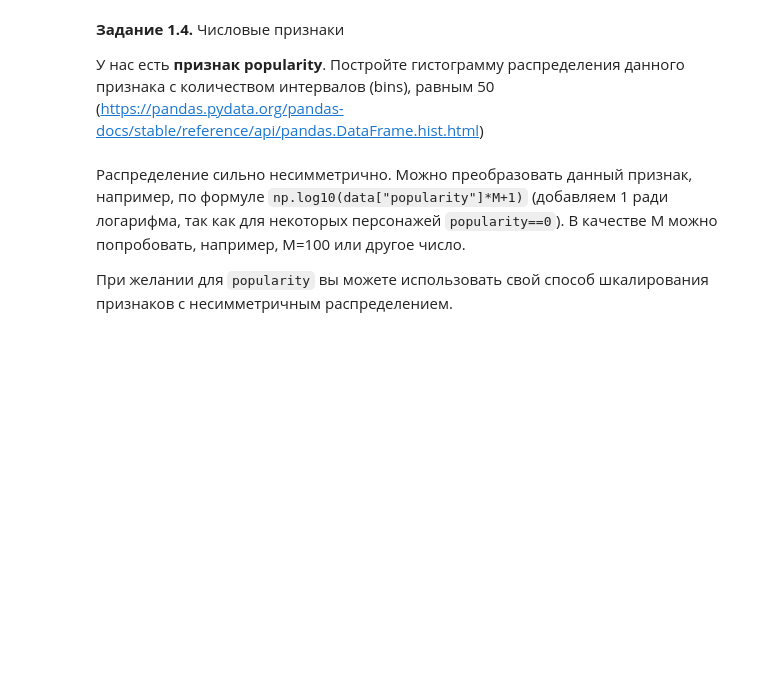
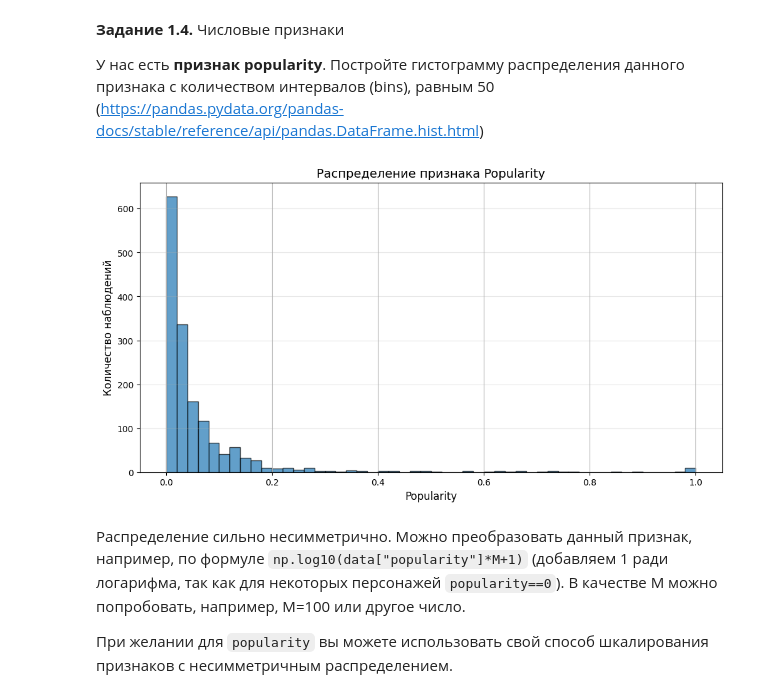
Before and after one commit to ErmolenkoSV/part_1_ml_cv, a Jupyter notebook: week_01_ml_intro/Homework/hw_1_game_of_thrones.ipynb, the cells around one changed output. Drawn from its saved outputs; the diff is of its cells as text; code cells hidden in the pictures; blank space fills up the shorter version.

```diff
--- a/week_01_ml_intro/Homework/hw_1_game_of_thrones.ipynb
+++ b/week_01_ml_intro/Homework/hw_1_game_of_thrones.ipynb
@@ -242,6 +242,20 @@ dtype: int64
 **Задание 1.4.** Числовые признаки
 
 У нас есть **признак popularity**. Постройте гистограмму распределения данного признака с количеством интервалов (bins), равным 50 (https://pandas.pydata.org/pandas-docs/stable/reference/api/pandas.DataFrame.hist.html)
+# %%
+import matplotlib.pyplot as plt
+
+
+
+plt.figure(figsize=(12, 6))
+data['popularity'].hist(bins=50, edgecolor='black', alpha=0.7)
+plt.title('Распределение признака Popularity', fontsize=14)
+plt.xlabel('Popularity', fontsize=12)
+plt.ylabel('Количество наблюдений', fontsize=12)
+plt.grid(axis='y', alpha=0.3)
+plt.show()
+# %% [output]
+[figure, added]
 # %% [markdown]
 Распределение сильно несимметрично. Можно преобразовать данный признак, например, по формуле `np.log10(data["popularity"]*M+1)` (добавляем 1 ради логарифма, так как для некоторых персонажей `popularity==0`). В качестве M можно попробовать, например, M=100 или другое число.
 
```
Also changed, not shown: parts of 1 cell of this notebook.
